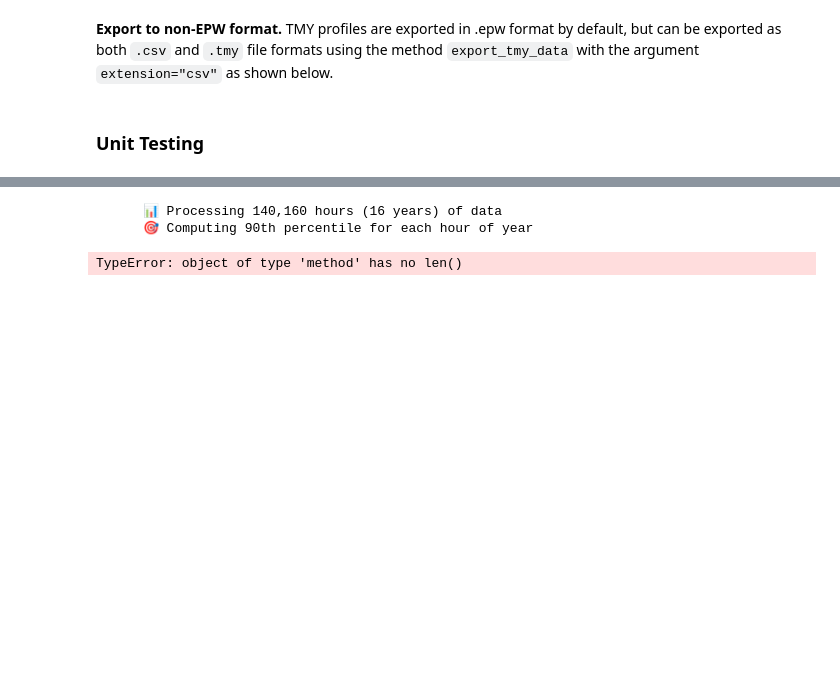
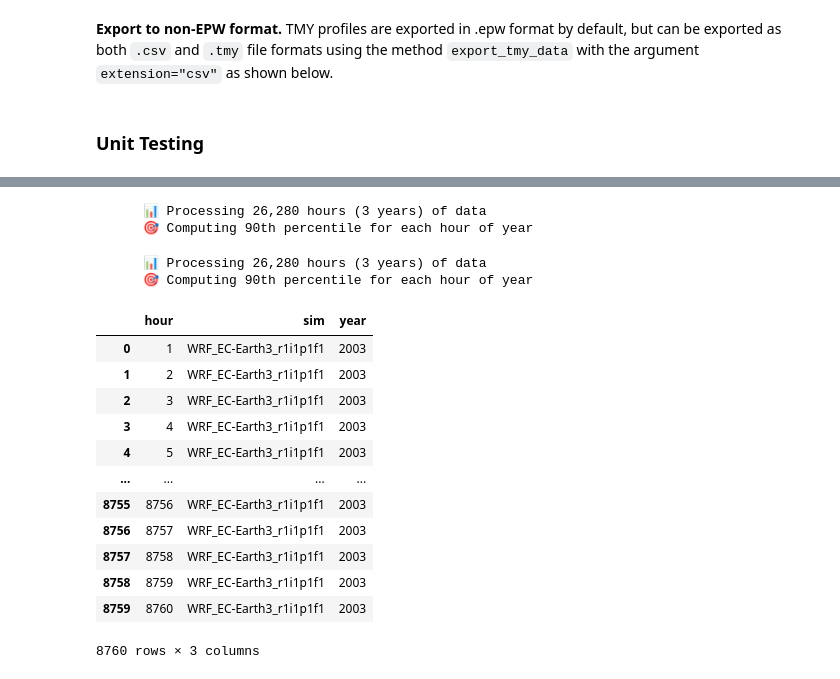
Before and after one commit to cal-adapt/climakitae, a Jupyter notebook: DEV_persistence_backend.ipynb, the cells around one changed output, grey strips where cells are left out. Cells and saved outputs as stored; diff of their text form; code cells hidden in the pictures; blank space fills up the shorter version.

Commit message:
first pass at updated unit tests

```diff
--- a/DEV_persistence_backend.ipynb
+++ b/DEV_persistence_backend.ipynb
@@ -61,4 +61,4 @@ xmy.export_xmy_data(extension="csv")
 # %% [markdown]
 ### Unit Testing
 # %%
-t2_ds = xr.load_dataset("hourly_air_temp_lax_2005_2020.nc")
+air_temp = xr.load_dataset("air_temp_lax_wl1_5_june.nc")
@@ -81,0 +65,2 @@ Data variables:
+# %%
+all_vars = xr.load_dataset("all_vars_lax_wl1_5_june.nc")
@@ -136,7 +132,6 @@ ClimateData().processes('filter_unadjusted_models': 'no')
 # %%
 q = 0.9
-result = persistence_get_top_hours(t2_ds, q, skip_last=True)
+result = persistence_get_top_hours(da, q, skip_last=True)
 # %% [output]
-      📊 Processing 140,160 hours (16 years) of data
+      📊 Processing 26,280 hours (3 years) of data
       🎯 Computing 90th percentile for each hour of year
-TypeError: object of type 'method' has no len()
@@ -162,0 +138,56 @@ sample_data = xr.DataArray(
+# %%
+test_data = np.arange(0, 365 * 3 * 24, 1)
+test_data = np.expand_dims(test_data, [1, 2])
+coords = {
+    "x": 7.819e05,
+    "y": -4.116e06,
+    "lakemask": 0,
+    "landmask": 0,
+    "Lambert_Conformal": 0,
+    "time": pd.date_range(start="2001-01-01-00", end="2003-12-31-23", freq="1h"),
+    "scenario": ["Historical + SSP 3-7.0"],
+    "simulation": ["sim1"],
+}
+test_da = xr.DataArray(
+    name="Air Temperature at 2m",
+    dims=["time", "scenario", "simulation"],
+    data=test_data,
+    coords=coords,
+)
+test_da.attrs = {
+    "variable_id": "t2",
+    "extended_description": "Temperature of the air 2m above Earth's surface.",
+    "units": "degC",
+    "data_type": "Gridded",
+    "resolution": "9 km",
+    "frequency": "hourly",
+    "location_subset": ["coordinate selection"],
+    "approach": "Time",
+    "downscaling_method": "Dynamical",
+    "institution": "UCLA",
+    "grid_mapping": "Lambert_Conformal",
+    "timezone": "America/Los_Angeles",
+}
+# %%
+q = 0.9
+# 2003 selected for all months when skip_last is False
+result = persistence_get_top_hours(test_da, q, skip_last=False)
+# %% [output]
+      📊 Processing 26,280 hours (3 years) of data
+      🎯 Computing 90th percentile for each hour of year
+# %%
+result
+# %% [output]
+|  | hour | sim | year |
+| 0 | 1 | WRF_EC-Earth3_r1i1p1f1 | 2003 |
+| 1 | 2 | WRF_EC-Earth3_r1i1p1f1 | 2003 |
+| 2 | 3 | WRF_EC-Earth3_r1i1p1f1 | 2003 |
+| 3 | 4 | WRF_EC-Earth3_r1i1p1f1 | 2003 |
+| 4 | 5 | WRF_EC-Earth3_r1i1p1f1 | 2003 |
+| ... | ... | ... | ... |
+| 8755 | 8756 | WRF_EC-Earth3_r1i1p1f1 | 2003 |
+| 8756 | 8757 | WRF_EC-Earth3_r1i1p1f1 | 2003 |
+| 8757 | 8758 | WRF_EC-Earth3_r1i1p1f1 | 2003 |
+| 8758 | 8759 | WRF_EC-Earth3_r1i1p1f1 | 2003 |
+| 8759 | 8760 | WRF_EC-Earth3_r1i1p1f1 | 2003 |
+8760 rows × 3 columns
```
Also changed, not shown: parts of 12 cells of this notebook, 1 other file.
